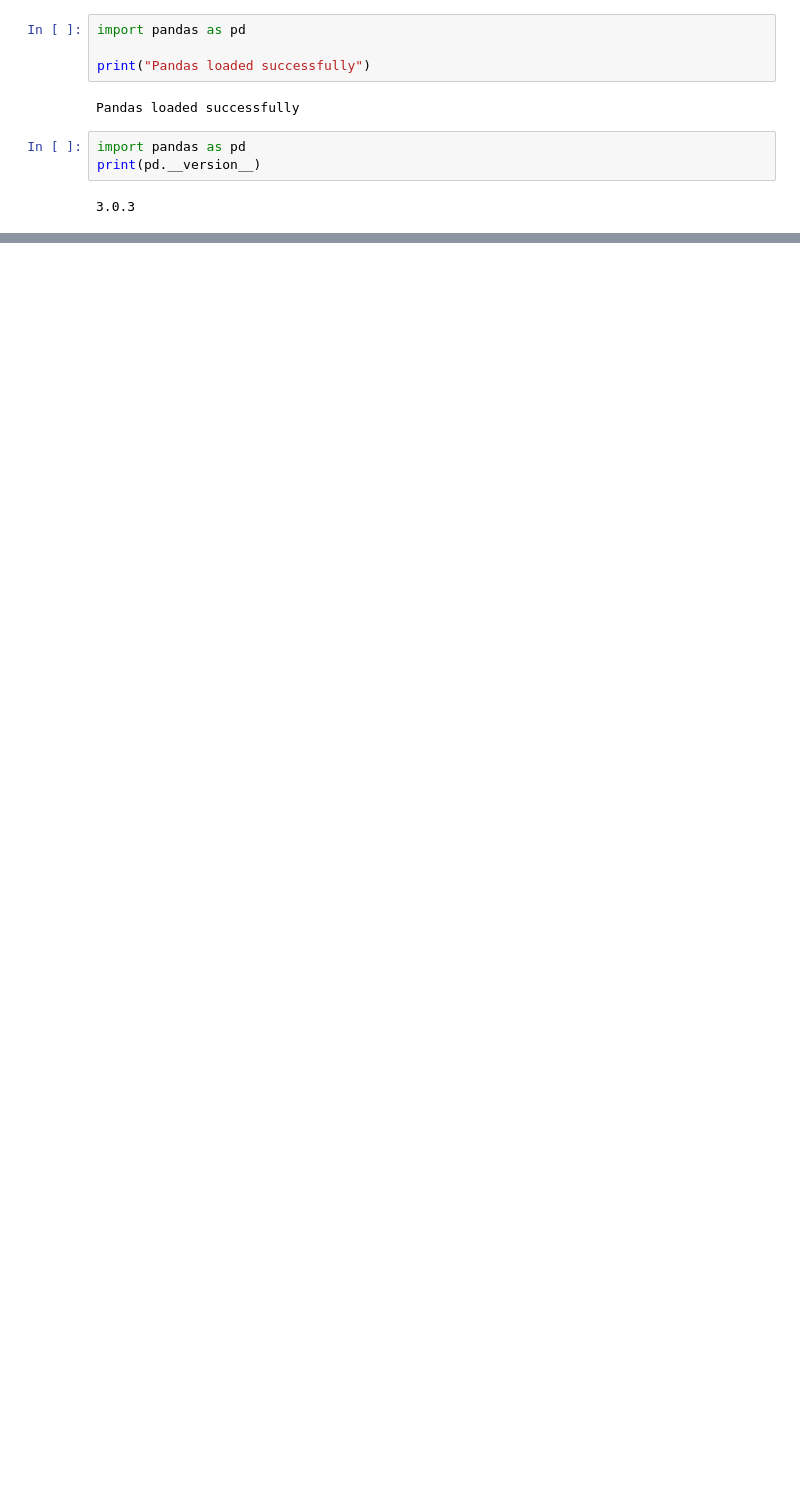
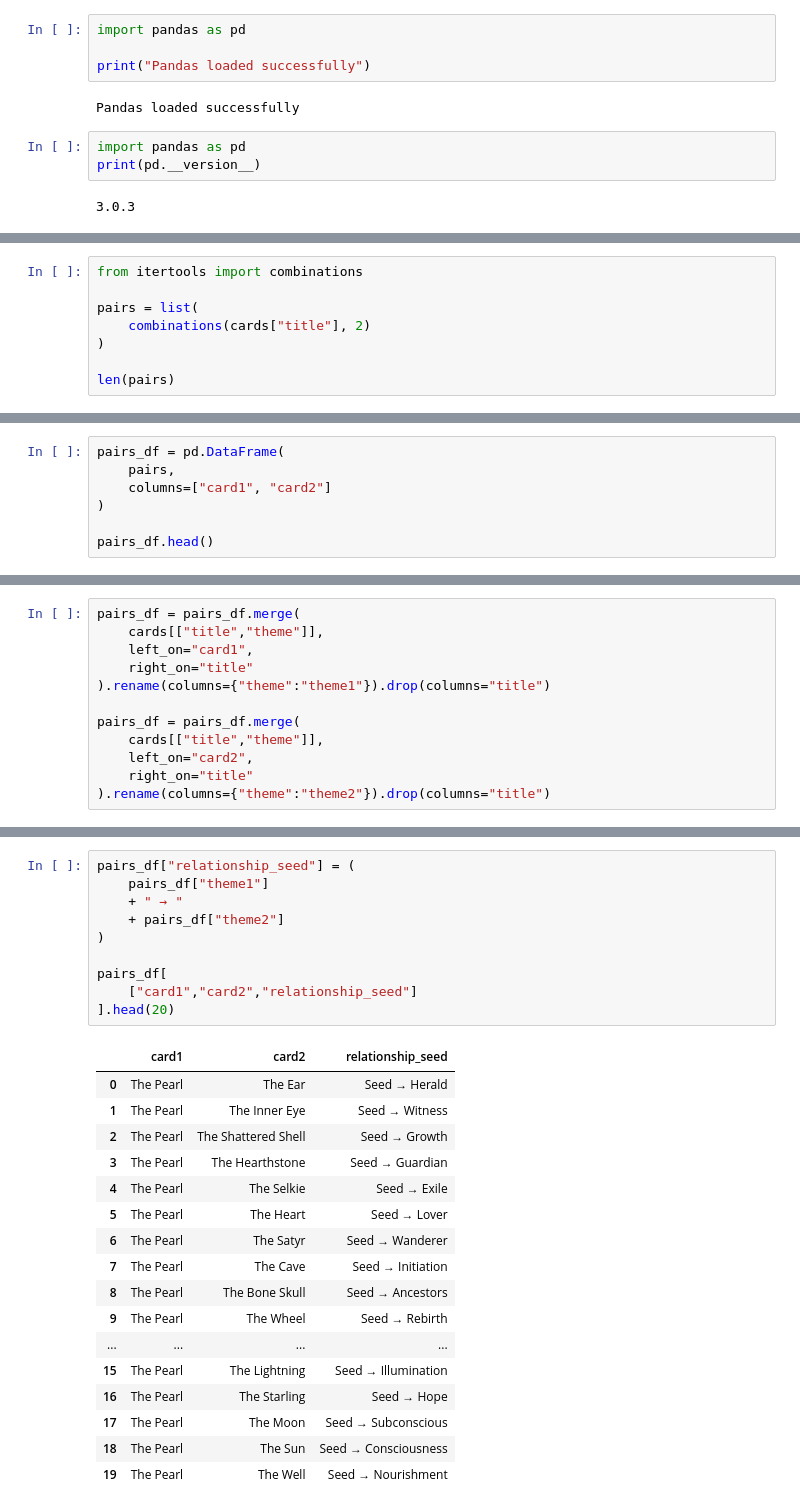
Before and after one commit to Dark-Folio-Press/The-Oracle-Of-Harpies, a Jupyter notebook: notebooks/harpies_deck.ipynb, the cells around one changed output, grey strips where cells are left out. Saved outputs shown, nothing was run; the diff lists cells and outputs as text; blank space fills up the shorter version.

```diff
--- a/notebooks/harpies_deck.ipynb
+++ b/notebooks/harpies_deck.ipynb
@@ -90,0 +142,8 @@ FileNotFoundError: [Errno 2] No such file or directory: 'harpy_cards.csv'
+# %%
+from itertools import combinations
+
+pairs = list(
+    combinations(cards["title"], 2)
+)
+
+len(pairs)
@@ -90,0 +152,7 @@ FileNotFoundError: [Errno 2] No such file or directory: 'harpy_cards.csv'
+# %%
+pairs_df = pd.DataFrame(
+    pairs,
+    columns=["card1", "card2"]
+)
+
+pairs_df.head()
@@ -90,0 +166,12 @@ FileNotFoundError: [Errno 2] No such file or directory: 'harpy_cards.csv'
+# %%
+pairs_df = pairs_df.merge(
+    cards[["title","theme"]],
+    left_on="card1",
+    right_on="title"
+).rename(columns={"theme":"theme1"}).drop(columns="title")
+
+pairs_df = pairs_df.merge(
+    cards[["title","theme"]],
+    left_on="card2",
+    right_on="title"
+).rename(columns={"theme":"theme2"}).drop(columns="title")
@@ -90,0 +187,28 @@ FileNotFoundError: [Errno 2] No such file or directory: 'harpy_cards.csv'
+# %%
+pairs_df["relationship_seed"] = (
+    pairs_df["theme1"]
+    + " → "
+    + pairs_df["theme2"]
+)
+
+pairs_df[
+    ["card1","card2","relationship_seed"]
+].head(20)
+# %% [output]
+|  | card1 | card2 | relationship_seed |
+| 0 | The Pearl | The Ear | Seed → Herald |
+| 1 | The Pearl | The Inner Eye | Seed → Witness |
+| 2 | The Pearl | The Shattered Shell | Seed → Growth |
+| 3 | The Pearl | The Hearthstone | Seed → Guardian |
+| 4 | The Pearl | The Selkie | Seed → Exile |
+| 5 | The Pearl | The Heart | Seed → Lover |
+| 6 | The Pearl | The Satyr | Seed → Wanderer |
+| 7 | The Pearl | The Cave | Seed → Initiation |
+| 8 | The Pearl | The Bone Skull | Seed → Ancestors |
+| 9 | The Pearl | The Wheel | Seed → Rebirth |
+| ... | ... | ... | ... |
+| 15 | The Pearl | The Lightning | Seed → Illumination |
+| 16 | The Pearl | The Starling | Seed → Hope |
+| 17 | The Pearl | The Moon | Seed → Subconscious |
+| 18 | The Pearl | The Sun | Seed → Consciousness |
+| 19 | The Pearl | The Well | Seed → Nourishment |
```
Also changed, not shown: parts of 40 cells of this notebook, 5 other files.
